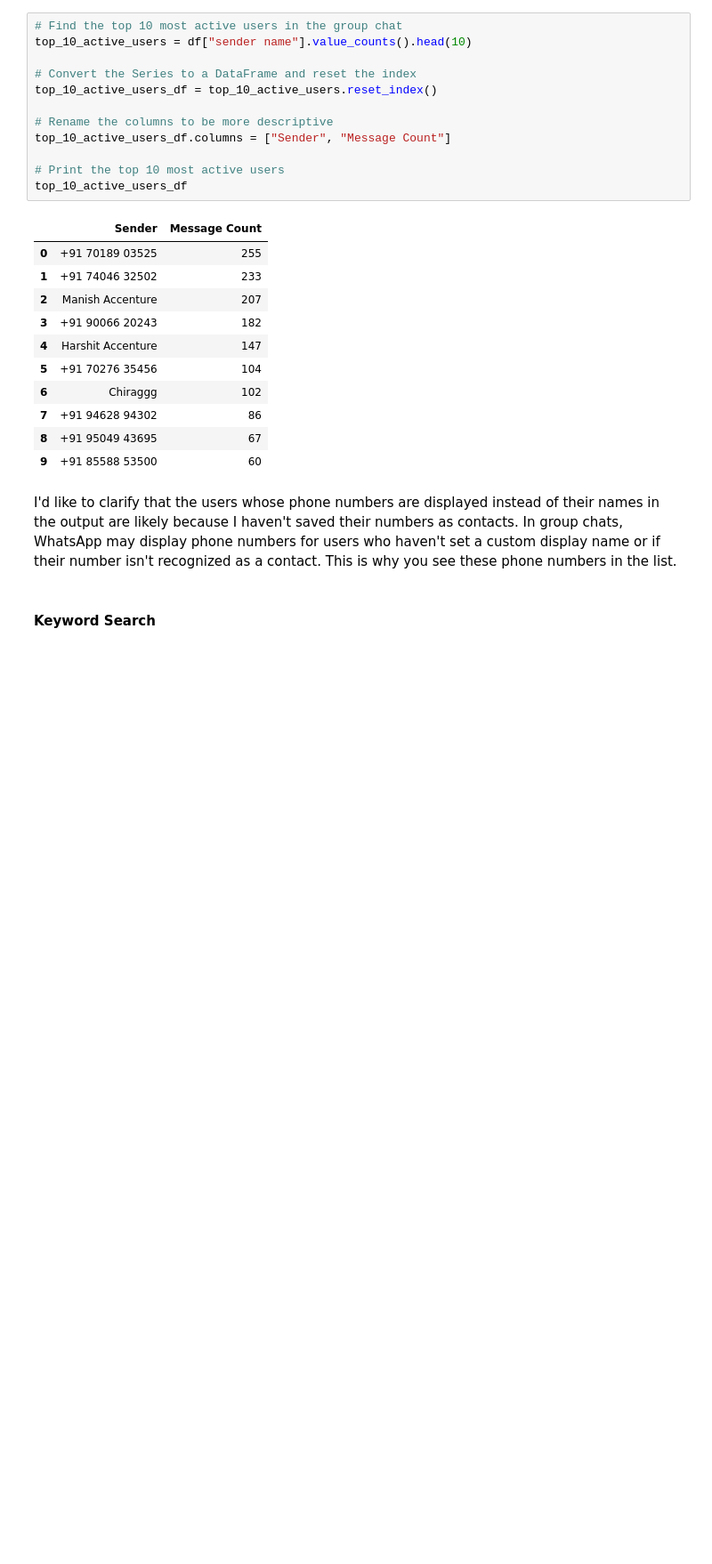
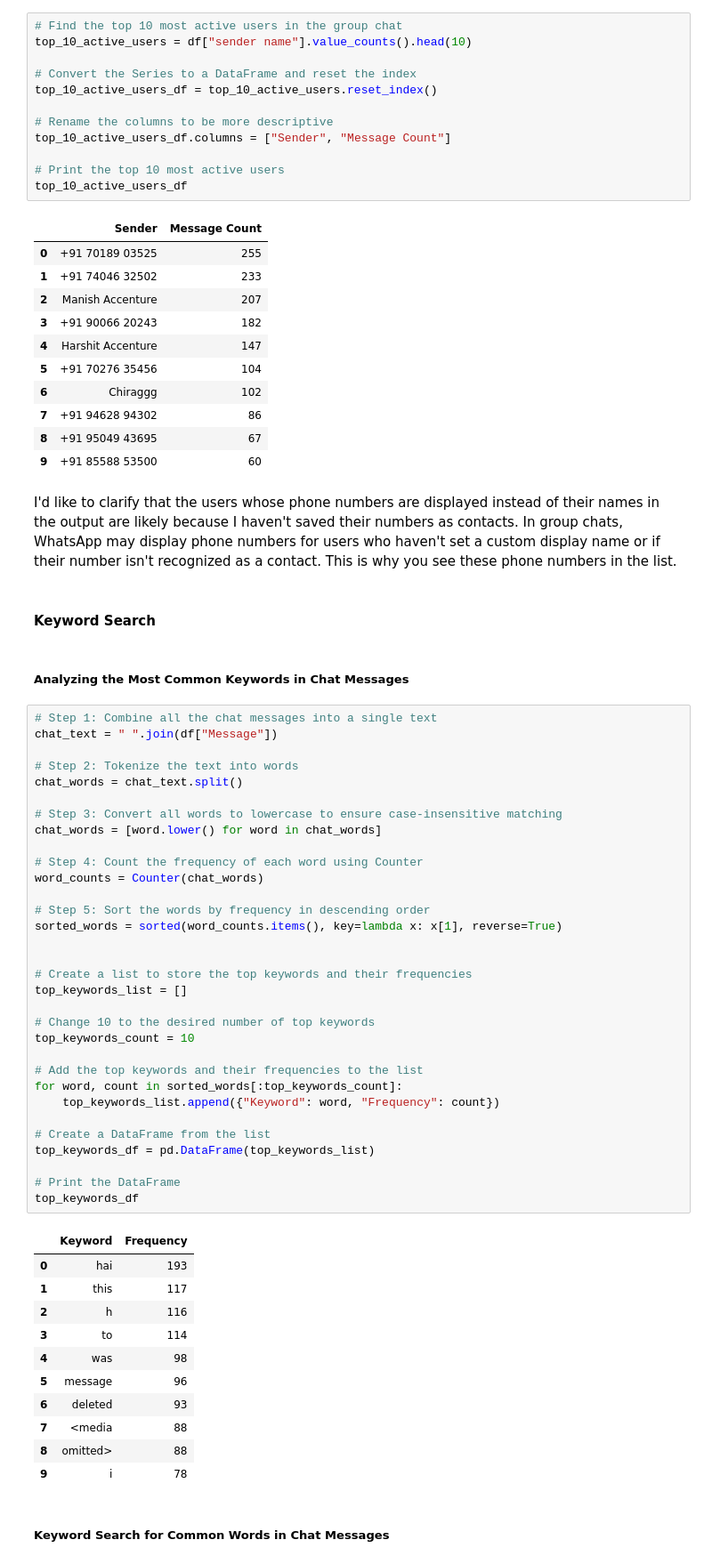
Before and after one commit to Chirag529/WhatsAppAnalysis, a Jupyter notebook: main.ipynb, the cells around one changed output. Shown: that part at 89% size. Saved outputs shown, nothing was run; the diff lists cells and outputs as text; blank space fills up the shorter version.

Commit message:
most common keywords added

```diff
--- a/main.ipynb
+++ b/main.ipynb
@@ -397,6 +397,54 @@ top_10_active_users_df
 I'd like to clarify that the users whose phone numbers are displayed instead of their names in the output are likely because I haven't saved their numbers as contacts. In group chats, WhatsApp may display phone numbers for users who haven't set a custom display name or if their number isn't recognized as a contact. This is why you see these phone numbers in the list.
 # %% [markdown]
 #### Keyword Search
+# %% [markdown]
+##### Analyzing the Most Common Keywords in Chat Messages
+# %%
+# Step 1: Combine all the chat messages into a single text
+chat_text = " ".join(df["Message"])
+
+# Step 2: Tokenize the text into words
+chat_words = chat_text.split()
+
+# Step 3: Convert all words to lowercase to ensure case-insensitive matching
+chat_words = [word.lower() for word in chat_words]
+
+# Step 4: Count the frequency of each word using Counter
+word_counts = Counter(chat_words)
+
+# Step 5: Sort the words by frequency in descending order
+sorted_words = sorted(word_counts.items(), key=lambda x: x[1], reverse=True)
+
+
+# Create a list to store the top keywords and their frequencies
+top_keywords_list = []
+
+# Change 10 to the desired number of top keywords
+top_keywords_count = 10
+
+# Add the top keywords and their frequencies to the list
+for word, count in sorted_words[:top_keywords_count]:
+    top_keywords_list.append({"Keyword": word, "Frequency": count})
+
+# Create a DataFrame from the list
+top_keywords_df = pd.DataFrame(top_keywords_list)
+
+# Print the DataFrame
+top_keywords_df
+# %% [output]
+|  | Keyword | Frequency |
+| 0 | hai | 193 |
+| 1 | this | 117 |
+| 2 | h | 116 |
+| 3 | to | 114 |
+| 4 | was | 98 |
+| 5 | message | 96 |
+| 6 | deleted | 93 |
+| 7 | <media | 88 |
+| 8 | omitted> | 88 |
+| 9 | i | 78 |
+# %% [markdown]
+##### Keyword Search for Common Words in Chat Messages
 # %%
 # Let's conduct a keyword search to find the most common words used in the chat
 
```
Also changed, not shown: parts of 1 cell of this notebook.
